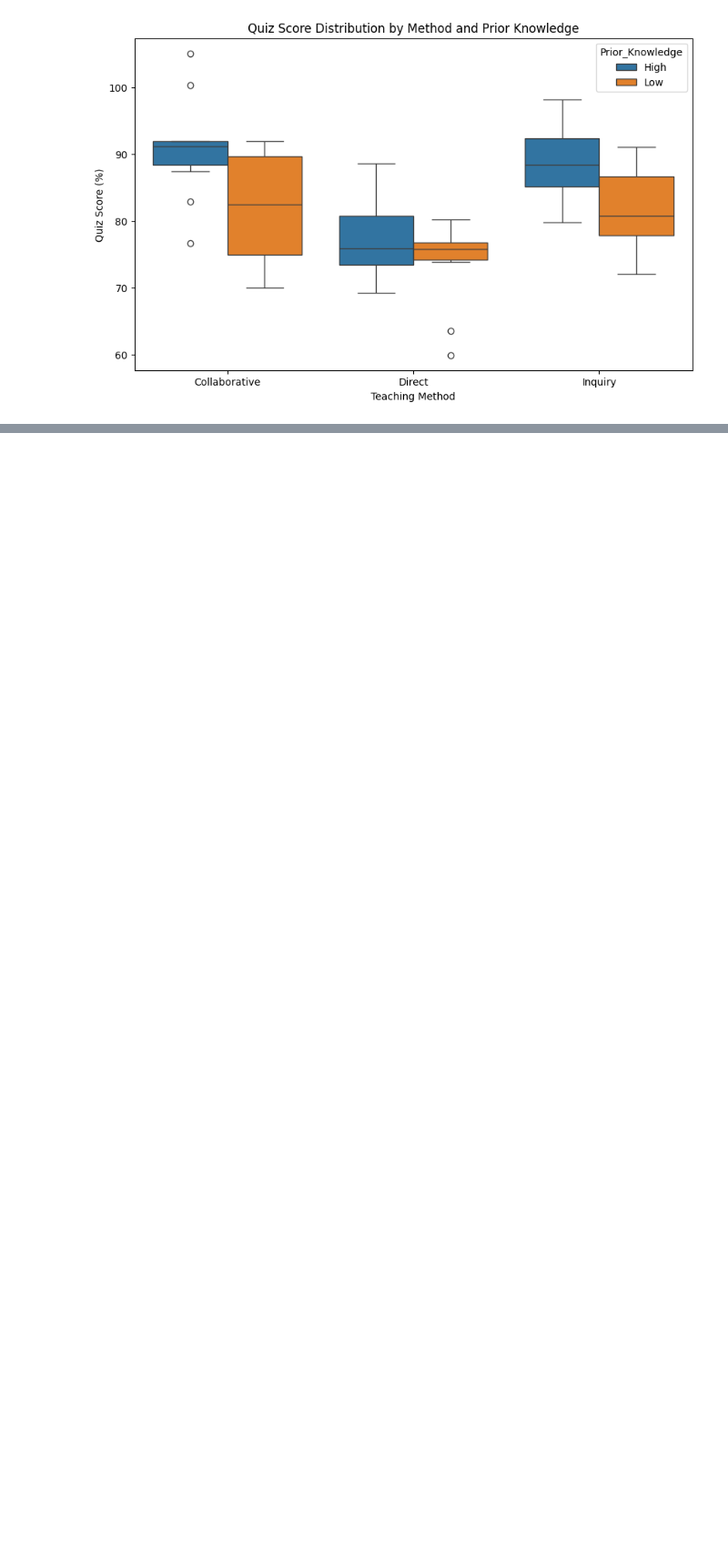
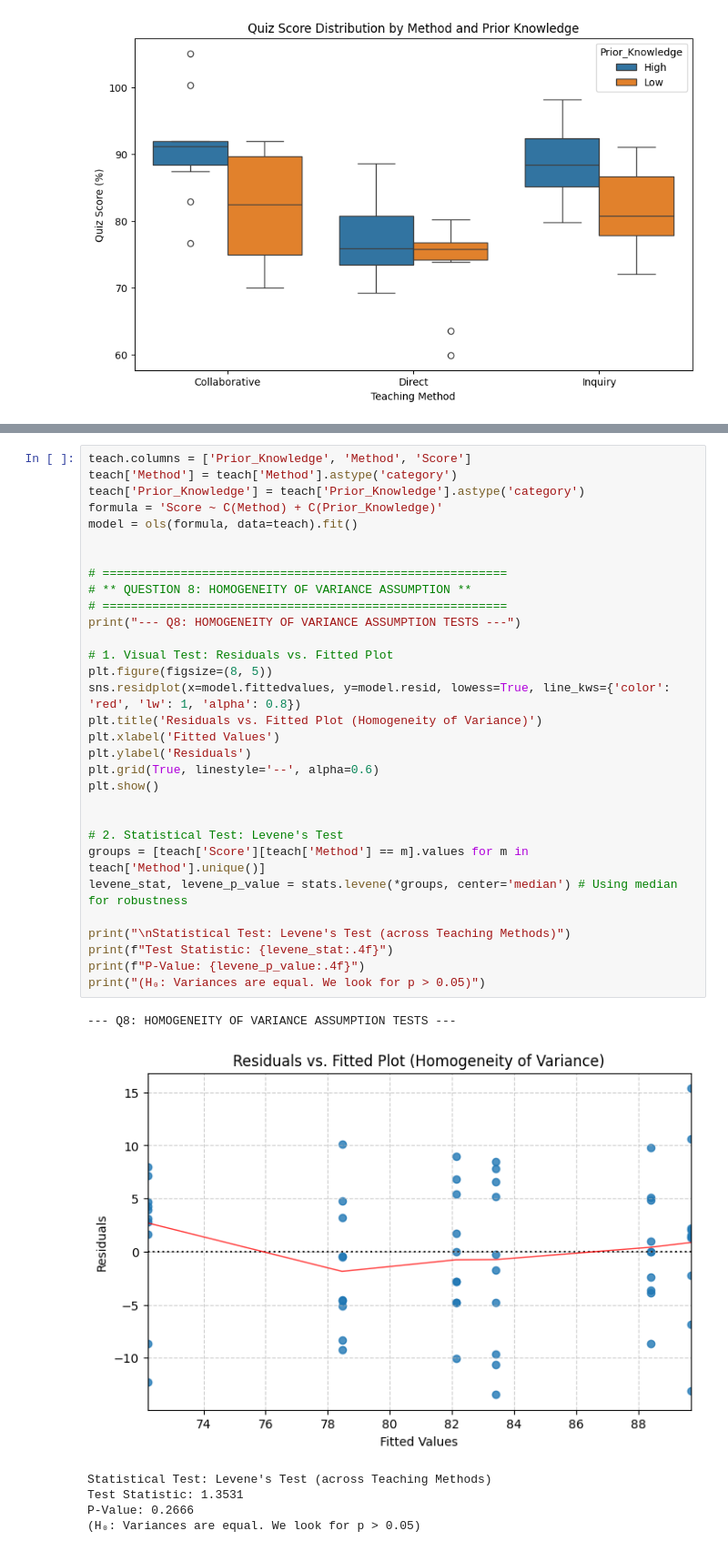
Before and after one commit to Dolson30/STAT-7220-Applied-Experimental-Design, a Jupyter notebook: Assignments/HW2/HW-2.ipynb, the cells around one changed output, grey strips where cells are left out. Shown at 91% size. Drawn from its saved outputs; the diff is of its cells as text; blank space fills up the shorter version.

```diff
--- a/Assignments/HW2/HW-2.ipynb
+++ b/Assignments/HW2/HW-2.ipynb
@@ -253,0 +226,38 @@ Question 11. Write a brief conclusion summarizing the results of your analyses,
+# %%
+teach.columns = ['Prior_Knowledge', 'Method', 'Score']
+teach['Method'] = teach['Method'].astype('category')
+teach['Prior_Knowledge'] = teach['Prior_Knowledge'].astype('category')
+formula = 'Score ~ C(Method) + C(Prior_Knowledge)'
+model = ols(formula, data=teach).fit()
+
+
+# =========================================================
+# ** QUESTION 8: HOMOGENEITY OF VARIANCE ASSUMPTION **
+# =========================================================
+print("--- Q8: HOMOGENEITY OF VARIANCE ASSUMPTION TESTS ---")
+
+# 1. Visual Test: Residuals vs. Fitted Plot
+plt.figure(figsize=(8, 5))
+sns.residplot(x=model.fittedvalues, y=model.resid, lowess=True, line_kws={'color': 'red', 'lw': 1, 'alpha': 0.8})
+plt.title('Residuals vs. Fitted Plot (Homogeneity of Variance)')
+plt.xlabel('Fitted Values')
+plt.ylabel('Residuals')
+plt.grid(True, linestyle='--', alpha=0.6)
+plt.show()
+
+
+# 2. Statistical Test: Levene's Test
+groups = [teach['Score'][teach['Method'] == m].values for m in teach['Method'].unique()]
+levene_stat, levene_p_value = stats.levene(*groups, center='median') # Using median for robustness
+
+print("\nStatistical Test: Levene's Test (across Teaching Methods)")
+print(f"Test Statistic: {levene_stat:.4f}")
+print(f"P-Value: {levene_p_value:.4f}")
+print("(H₀: Variances are equal. We look for p > 0.05)")
+# %% [output]
+--- Q8: HOMOGENEITY OF VARIANCE ASSUMPTION TESTS ---
+[figure, added]
+Statistical Test: Levene's Test (across Teaching Methods)
+Test Statistic: 1.3531
+P-Value: 0.2666
+(H₀: Variances are equal. We look for p > 0.05)
```
Also changed, not shown: parts of 26 cells of this notebook.
